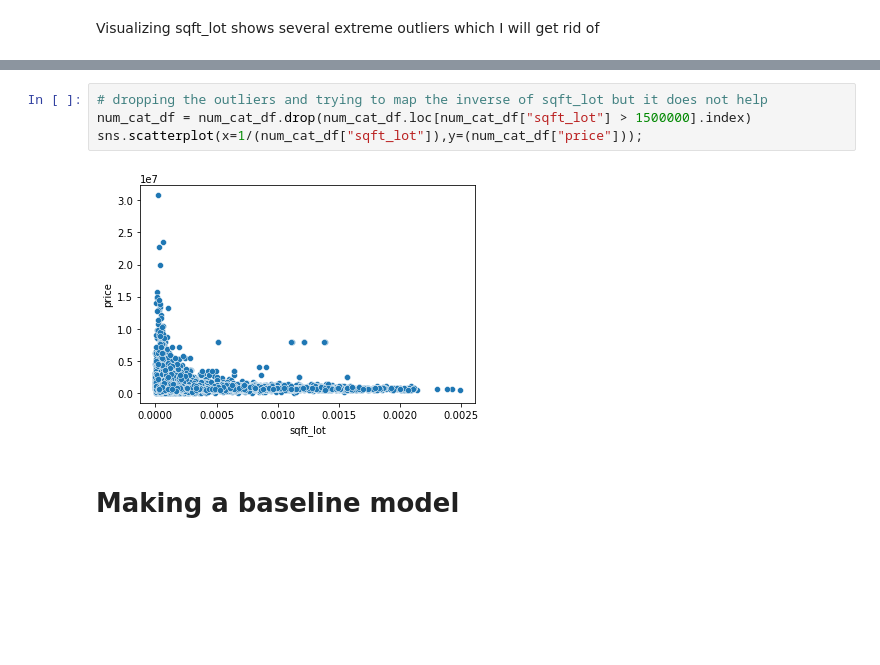
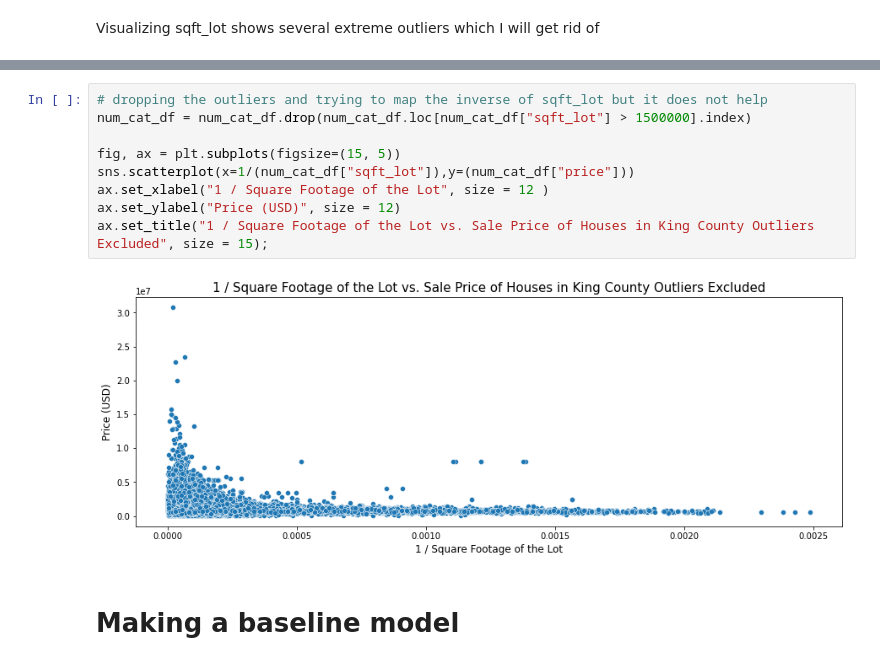
Before and after one commit to alexanderdaffara/HousingSalesRegression, a Jupyter notebook: Andre_Final.ipynb, the cells around one changed output, grey strips where cells are left out. Cells and saved outputs as stored; diff of their text form; blank space fills up the shorter version.

```diff
--- a/Andre_Final.ipynb
+++ b/Andre_Final.ipynb
@@ -399,9 +418,14 @@ sns.scatterplot(x=(num_cat_df["sqft_lot"]),y=np.log(num_cat_df["price"]));
 # %%
 # dropping the outliers and trying to map the inverse of sqft_lot but it does not help
 num_cat_df = num_cat_df.drop(num_cat_df.loc[num_cat_df["sqft_lot"] > 1500000].index)
-sns.scatterplot(x=1/(num_cat_df["sqft_lot"]),y=(num_cat_df["price"]));
+
+fig, ax = plt.subplots(figsize=(15, 5))
+sns.scatterplot(x=1/(num_cat_df["sqft_lot"]),y=(num_cat_df["price"]))
+ax.set_xlabel("1 / Square Footage of the Lot", size = 12 )
+ax.set_ylabel("Price (USD)", size = 12)
+ax.set_title("1 / Square Footage of the Lot vs. Sale Price of Houses in King County Outliers Excluded", size = 15);
 # %% [output]
-[figure, old version]
+[figure, new version]
 # %% [markdown]
 # Making a baseline model
 # %% [markdown]
```
Also changed, not shown: parts of 10 cells of this notebook.
